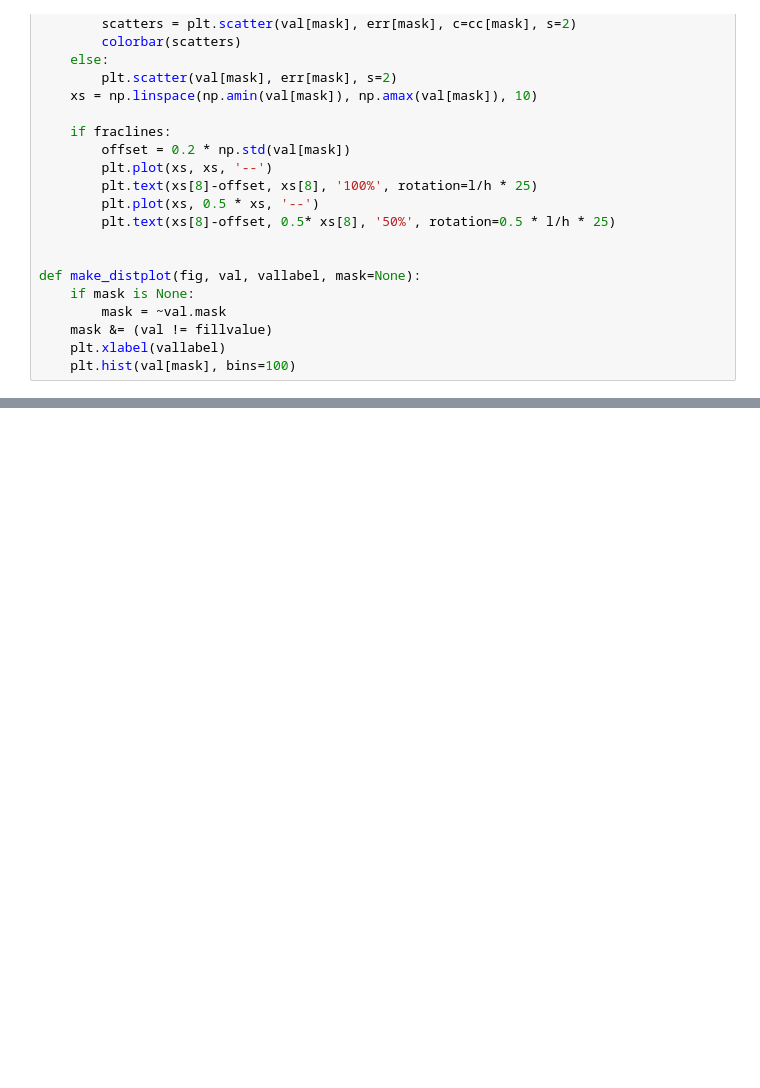
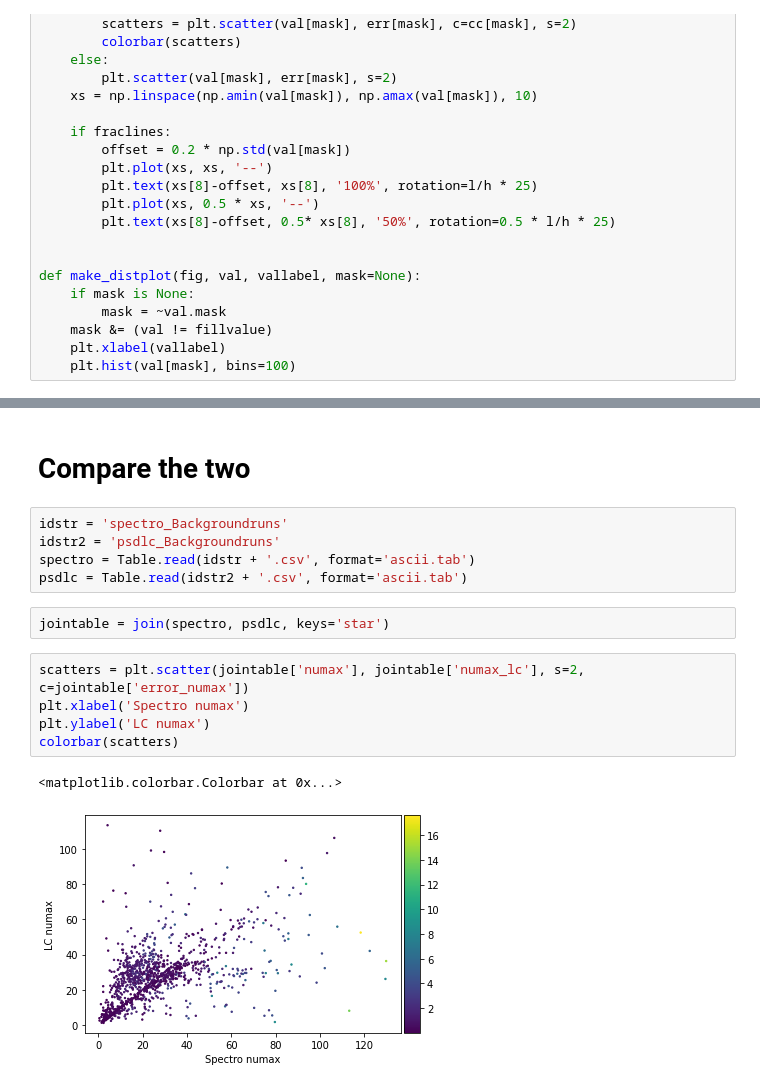
Before and after one commit to amaliestokholm/Backgroundtools, a Jupyter notebook: Table stats.ipynb, the cells around one changed output, grey strips where cells are left out. Cells and saved outputs as stored; diff of their text form; blank space fills up the shorter version.

```diff
--- a/Table stats.ipynb
+++ b/Table stats.ipynb
@@ -214,0 +207,17 @@ pdf.close()
+# %% [markdown]
+# Compare the two
+# %%
+idstr = 'spectro_Backgroundruns'
+idstr2 = 'psdlc_Backgroundruns'
+spectro = Table.read(idstr + '.csv', format='ascii.tab')
+psdlc = Table.read(idstr2 + '.csv', format='ascii.tab')
+# %%
+jointable = join(spectro, psdlc, keys='star')
+# %%
+scatters = plt.scatter(jointable['numax'], jointable['numax_lc'], s=2, c=jointable['error_numax'])
+plt.xlabel('Spectro numax')
+plt.ylabel('LC numax')
+colorbar(scatters)
+# %% [output]
+<matplotlib.colorbar.Colorbar at 0x...>
+[figure, added]
```
Also changed, not shown: parts of 17 cells of this notebook.
